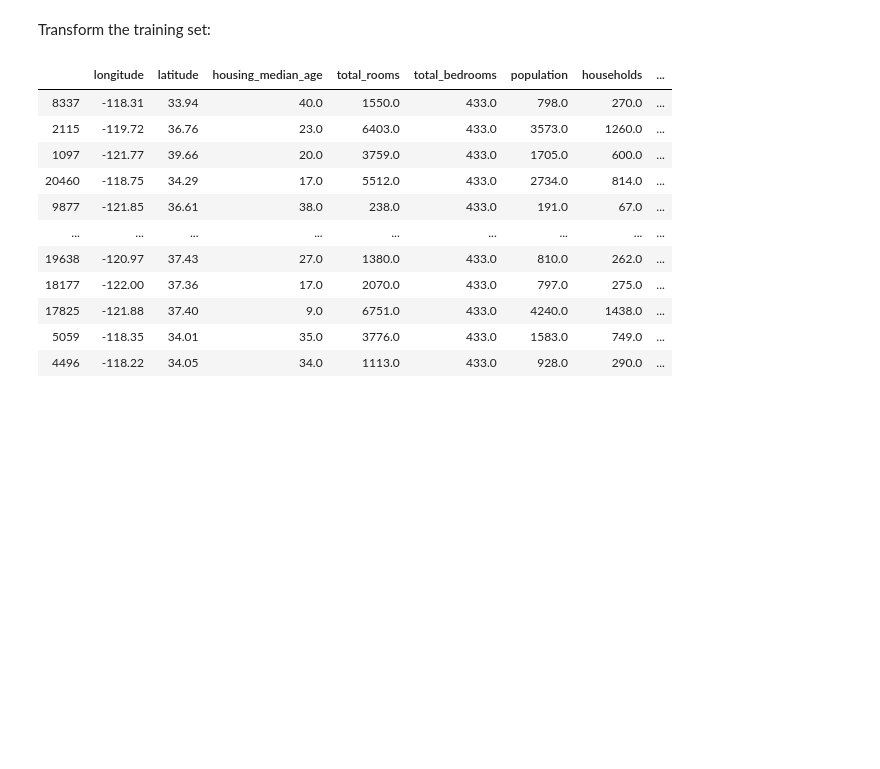
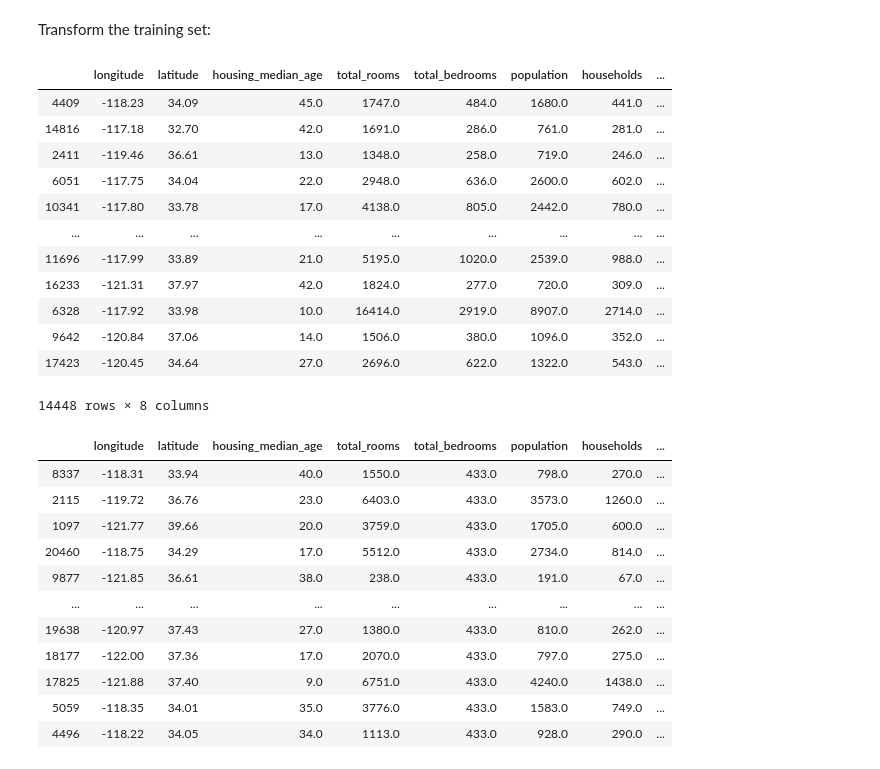
Before and after one commit to anqitu/adv-sklearn-training, a Jupyter notebook: exercises/Case_Study_end_to_end_machine_learning_project.ipynb, the cells around one changed output. Drawn from its saved outputs; the diff is of its cells as text; code cells hidden in the pictures; blank space fills up the shorter version.

```diff
--- a/exercises/Case_Study_end_to_end_machine_learning_project.ipynb
+++ b/exercises/Case_Study_end_to_end_machine_learning_project.ipynb
@@ -95,5 +88,6 @@ housing["median_house_value"].hist()
 # %%
-housing["median_house_value_cat"] = pd.cut(housing["median_house_value"], bins=10)
+housing["median_house_value_cat"] = pd.cut(housing["median_house_value"],
+                                           bins=10)
 # housing["income_cat"] = pd.cut(housing["median_income"],
 #                                bins=[0., 1.5, 3.0, 4.5, 6., np.inf],
 #                                labels=[1, 2, 3, 4, 5])
@@ -341,6 +334,22 @@ X = imputer.transform(housing_num)
 # %%
 housing_tr = pd.DataFrame(X, columns=housing_num.columns,
                           index=housing_num.index)
+# %%
+ housing_tr
+# %% [output]
+|  | longitude | latitude | housing_median_age | total_rooms | total_bedrooms | population | households | ... |
+| 4409 | -118.23 | 34.09 | 45.0 | 1747.0 | 484.0 | 1680.0 | 441.0 | ... |
+| 14816 | -117.18 | 32.70 | 42.0 | 1691.0 | 286.0 | 761.0 | 281.0 | ... |
+| 2411 | -119.46 | 36.61 | 13.0 | 1348.0 | 258.0 | 719.0 | 246.0 | ... |
+| 6051 | -117.75 | 34.04 | 22.0 | 2948.0 | 636.0 | 2600.0 | 602.0 | ... |
+| 10341 | -117.80 | 33.78 | 17.0 | 4138.0 | 805.0 | 2442.0 | 780.0 | ... |
+| ... | ... | ... | ... | ... | ... | ... | ... | ... |
+| 11696 | -117.99 | 33.89 | 21.0 | 5195.0 | 1020.0 | 2539.0 | 988.0 | ... |
+| 16233 | -121.31 | 37.97 | 42.0 | 1824.0 | 277.0 | 720.0 | 309.0 | ... |
+| 6328 | -117.92 | 33.98 | 10.0 | 16414.0 | 2919.0 | 8907.0 | 2714.0 | ... |
+| 9642 | -120.84 | 37.06 | 14.0 | 1506.0 | 380.0 | 1096.0 | 352.0 | ... |
+| 17423 | -120.45 | 34.64 | 27.0 | 2696.0 | 622.0 | 1322.0 | 543.0 | ... |
+14448 rows × 8 columns
 # %%
 housing_tr.loc[sample_incomplete_rows.index.values]
 # %% [output]
```
Also changed, not shown: parts of 20 cells of this notebook, 6 other files.
